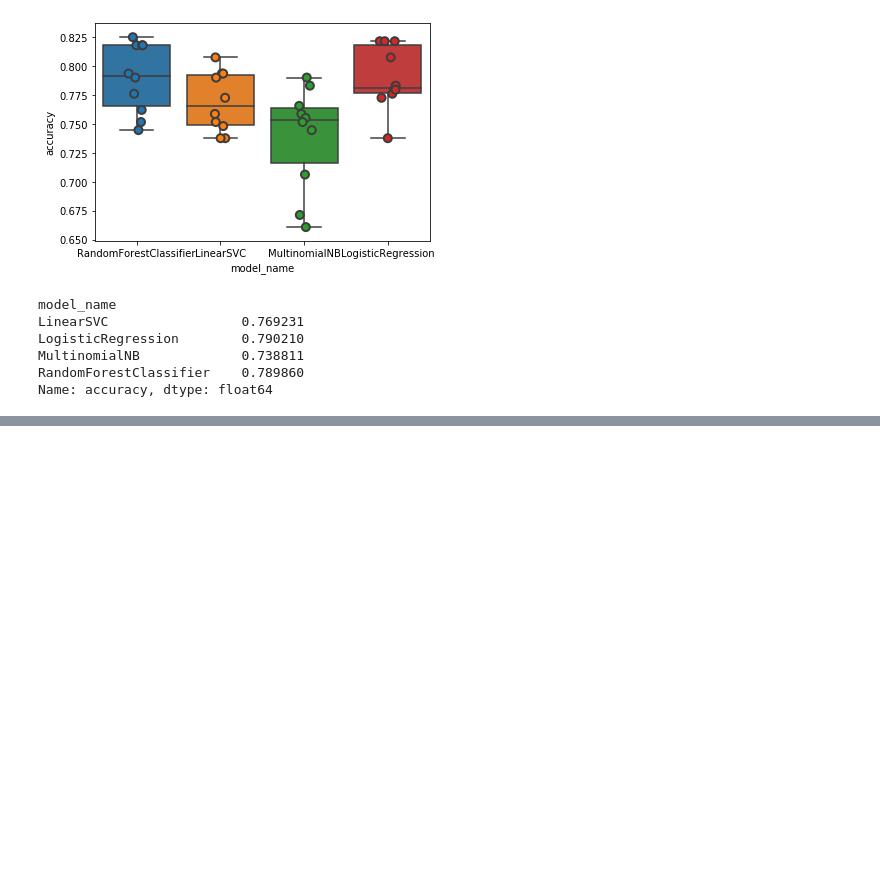
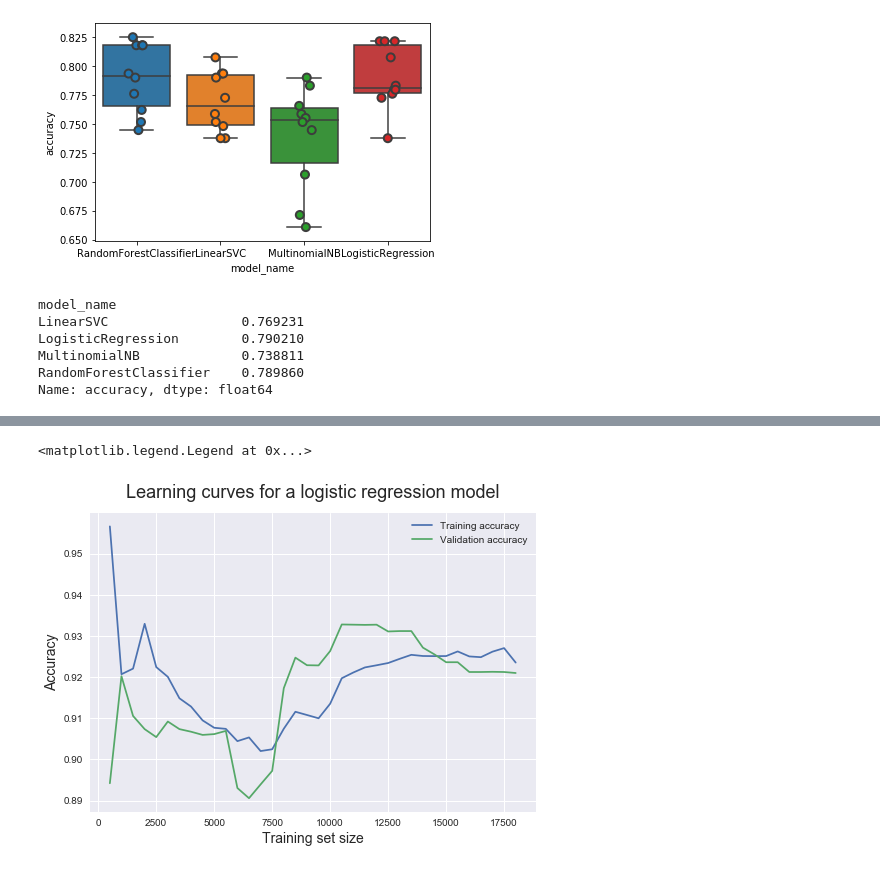
Before and after one commit to sheensta/twitter_hate_speech, a Jupyter notebook: notebooks/Week3 ML Implementation.ipynb, the cells around one changed output, grey strips where cells are left out. Drawn from its saved outputs; the diff is of its cells as text; code cells hidden in the pictures; blank space fills up the shorter version.

Commit message:
learning curve - full dataset

```diff
--- a/notebooks/Week3 ML Implementation.ipynb
+++ b/notebooks/Week3 ML Implementation.ipynb
@@ -108,0 +115,4 @@ plt.legend()
+# %%
+df_full[['num_tokens','mention_count','url_count','hashtag_count']] = df_full[['num_tokens','mention_count','url_count','hashtag_count']].fillna(0)
+# %%
+df_full=df_full.astype('int')
@@ -108,0 +142,25 @@ plt.legend()
+# %%
+from sklearn.model_selection import learning_curve
+CV = 10
+train_sizes = np.arange(500, 18500,500).tolist()
+train_sizes, train_scores, validation_scores = learning_curve(
+estimator = LogisticRegression(max_iter = 100000),
+X = np.array(df_full.drop(columns = 'class')),
+y = np.array(df_full['class']), train_sizes = train_sizes, cv = CV,
+scoring = 'accuracy')
+# %%
+train_scores_mean = train_scores.mean(axis = 1)
+validation_scores_mean = validation_scores.mean(axis = 1)
+# %%
+import matplotlib.pyplot as plt
+
+plt.style.use('seaborn')
+plt.plot(train_sizes, train_scores_mean, label = 'Training accuracy')
+plt.plot(train_sizes, validation_scores_mean, label = 'Validation accuracy')
+plt.ylabel('Accuracy', fontsize = 14)
+plt.xlabel('Training set size', fontsize = 14)
+plt.title('Learning curves for a logistic regression model', fontsize = 18, y = 1.03)
+plt.legend()
+# %% [output]
+<matplotlib.legend.Legend at 0x...>
+[figure, added]
```
Also changed, not shown: parts of 9 cells of this notebook, 1 other file.
